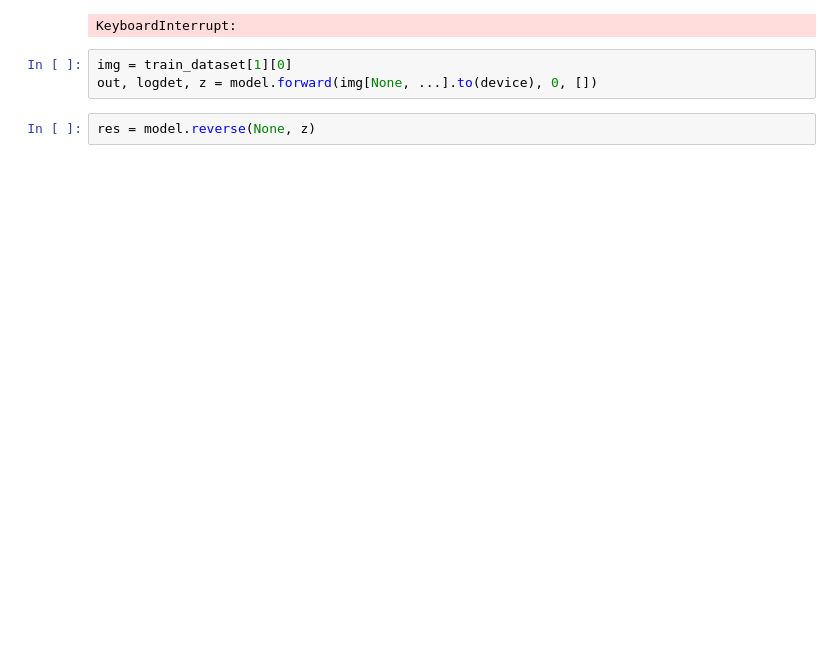
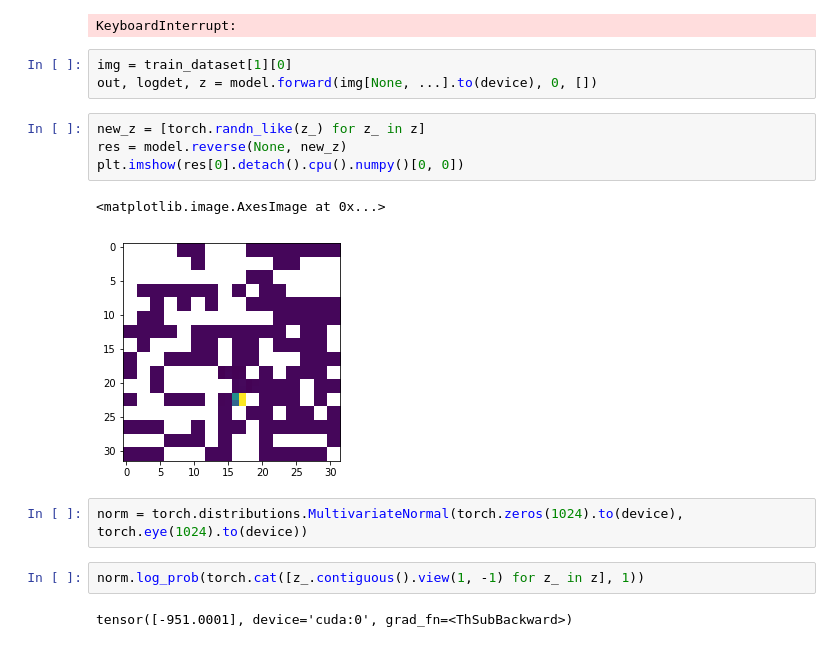
Before and after one commit to Akiiino/GLOW, a Jupyter notebook: Glow.ipynb, the cells around one changed output. Saved outputs shown, nothing was run; the diff lists cells and outputs as text; blank space fills up the shorter version.

```diff
--- a/Glow.ipynb
+++ b/Glow.ipynb
@@ -256,5 +249,16 @@ KeyboardInterrupt:
 # %%
 img = train_dataset[1][0]
 out, logdet, z = model.forward(img[None, ...].to(device), 0, [])
-# %%
-res = model.reverse(None, z)
+# %%
+new_z = [torch.randn_like(z_) for z_ in z]
+res = model.reverse(None, new_z)
+plt.imshow(res[0].detach().cpu().numpy()[0, 0])
+# %% [output]
+<matplotlib.image.AxesImage at 0x...>
+[figure, added]
+# %%
+norm = torch.distributions.MultivariateNormal(torch.zeros(1024).to(device), torch.eye(1024).to(device))
+# %%
+norm.log_prob(torch.cat([z_.contiguous().view(1, -1) for z_ in z], 1))
+# %% [output]
+tensor([-951.0001], device='cuda:0', grad_fn=<ThSubBackward>)
```
Also changed, not shown: parts of 5 cells of this notebook.
